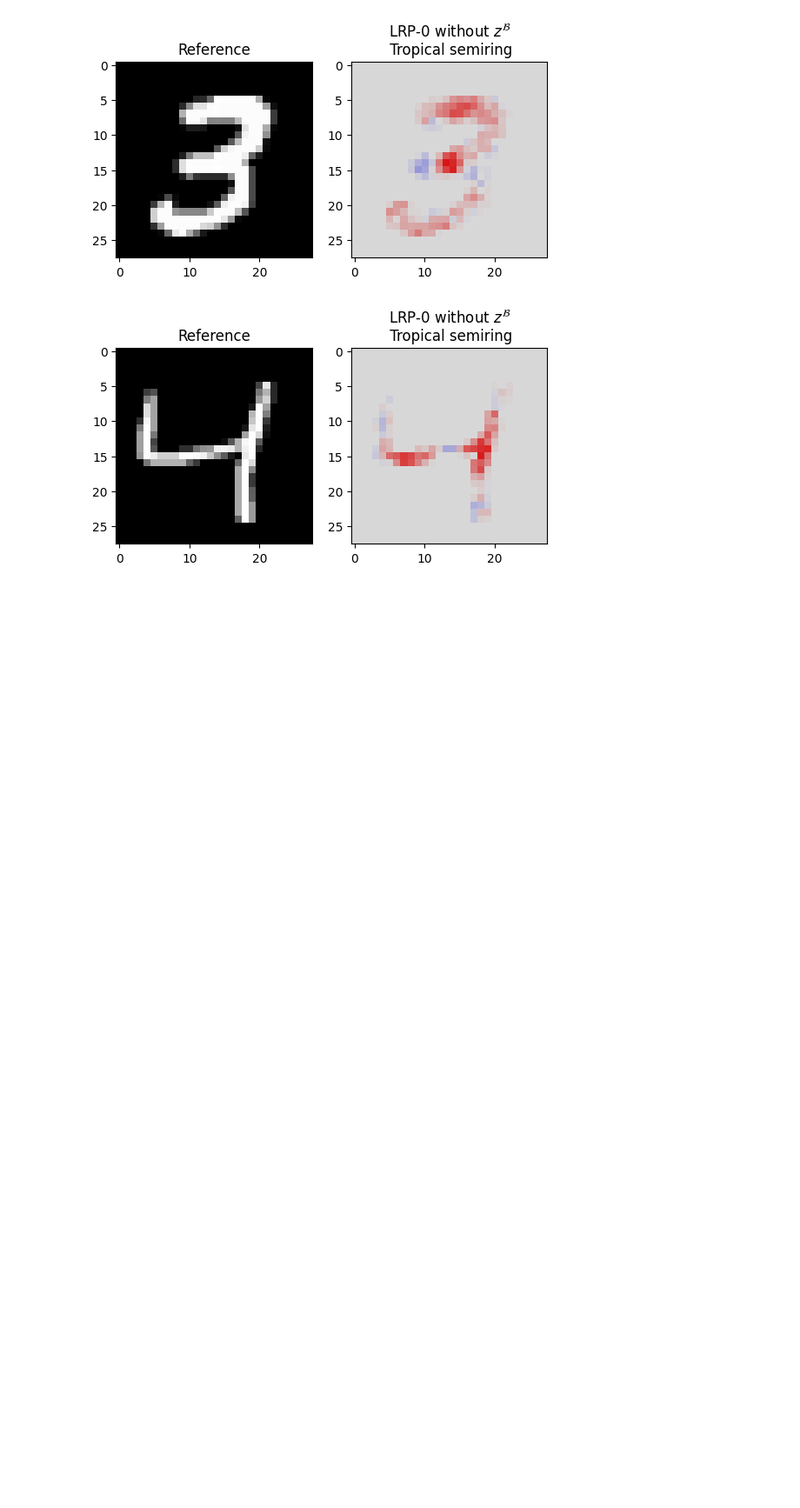
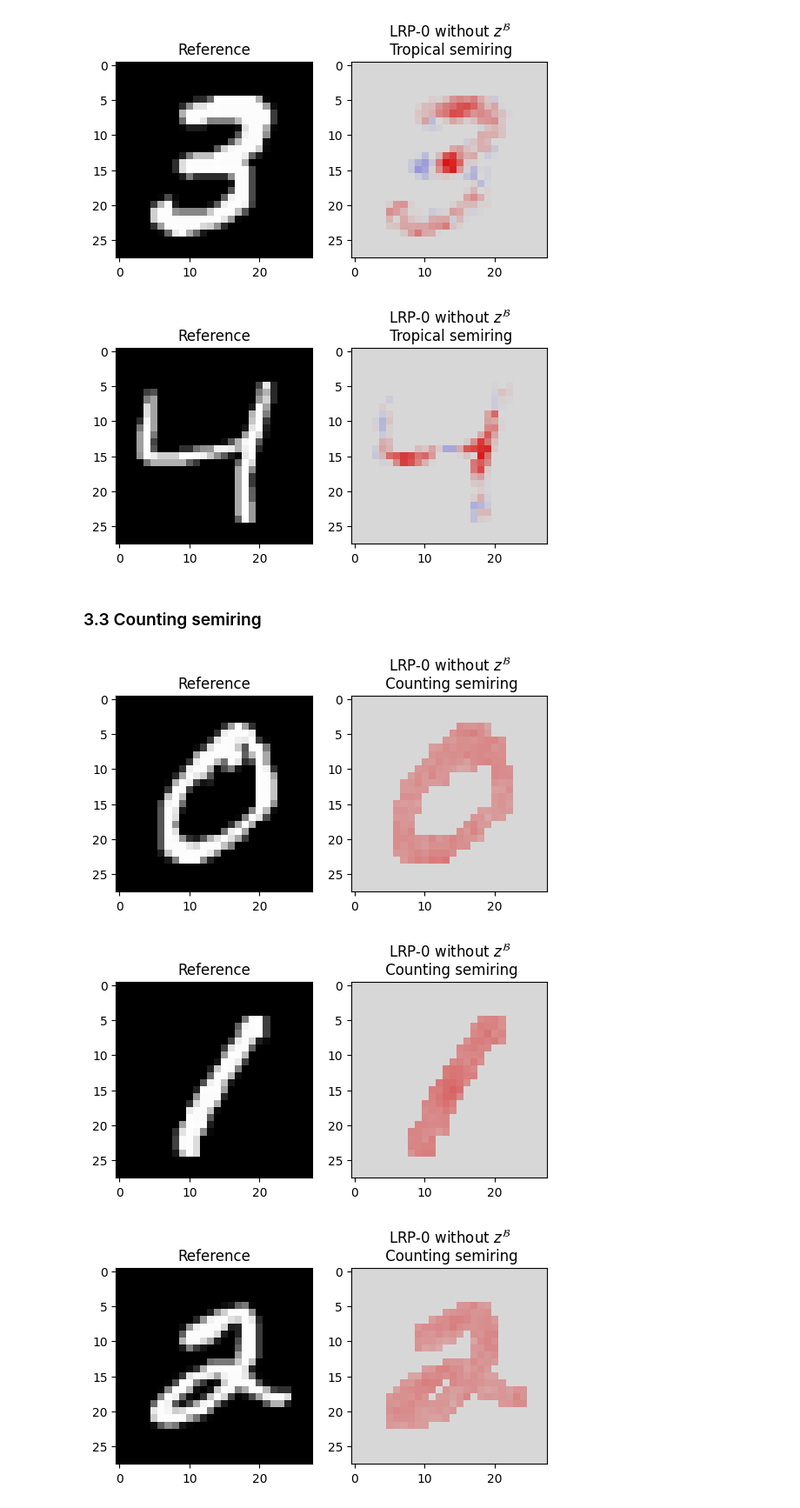
Before and after one commit to Red-Rapious/Semiring-LRP, a Jupyter notebook: code/mnist-abstract-semiring.ipynb, the cells around one changed output. Shown at 87% size. Cells and saved outputs as stored; diff of their text form; code cells hidden in the pictures; blank space fills up the shorter version.

Commit message:
Added counting semiring

```diff
--- a/code/mnist-abstract-semiring.ipynb
+++ b/code/mnist-abstract-semiring.ipynb
@@ -407,3 +407,48 @@ for i in range(DIGITS):
 [figure]
 [figure]
 [figure]
+# %% [markdown]
+### 3.3 Counting semiring
+# %%
+reload(ProvLRP)
+reload(ProvLRP_config)
+semiring = ProvLRP.CountingSemiring
+
+ProvLRP_config.counting_relevance_threshold = 0.5
+ProvLRP_config.counting_activation_threshold = 0.1
+ProvLRP_config.counting_weight_threshold = 0
+
+R_count = [None] * L + [semiring.from_relevance(A[L] * (T[:,None]==np.arange(nb_digits)))]
+
+# All layers, even the pixels one
+for l in range(0, L)[::-1]:
+    w = rho(semiring.from_weight(W[l]), l)
+
+    s = R_count[l+1]
+    c = s.dot(w.T)
+    R_count[l] = semiring.from_activation(A[l]) * c
+# %%
+Rf = [semiring.semiring_to_float(x) for x in R_count]
+
+my_cmap = plt.cm.seismic(np.arange(plt.cm.seismic.N))
+my_cmap[:,0:3] *= 0.85
+my_cmap = ListedColormap(my_cmap)
+
+DIGITS = 5
+for i in range(DIGITS):
+    image = Rf[0][T==i][0].reshape((28, 28))
+
+    fig, axs = plt.subplots(1, 2)
+
+    axs[0].imshow(X[T==i][0].reshape((28, 28)), cmap="gray")
+    axs[0].set_title("Reference")
+
+    b = 10*(np.abs(image)**3.0).mean()**(1.0/3)
+    axs[1].imshow(image, cmap=my_cmap, vmin=-b, vmax=b, interpolation='nearest')
+    axs[1].set_title("LRP-0 without $z^\\mathcal{B}$\n Counting semiring")
+
+    plt.show()
+# %% [output]
+[figure, added]
+[figure, added]
+[figure, added]
```
Also changed, not shown: parts of 1 cell of this notebook, 2 other files.
